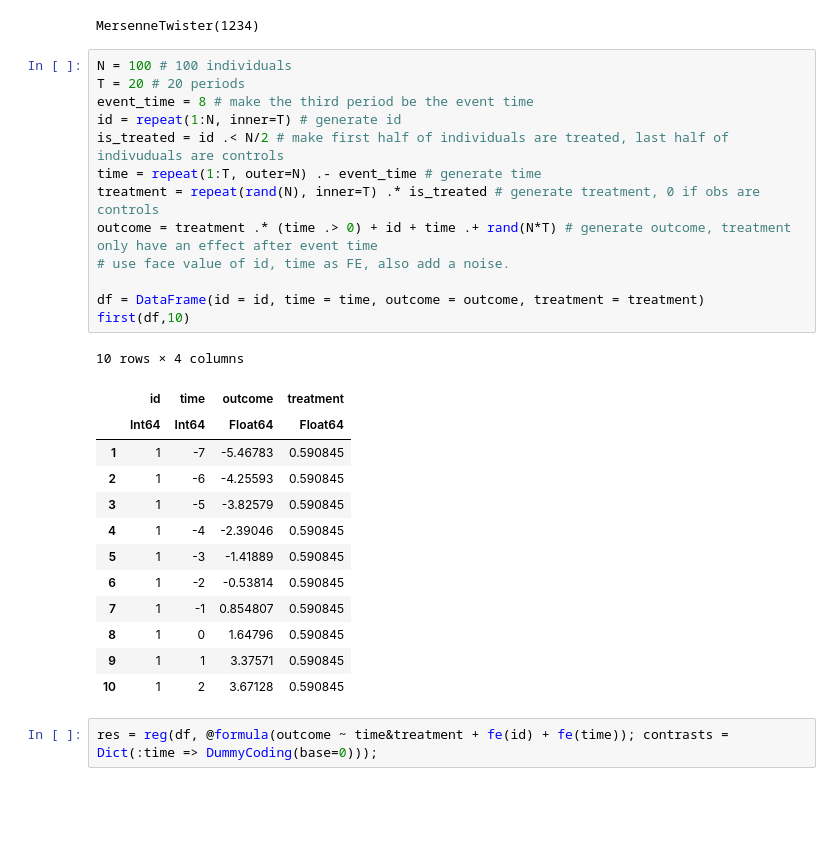
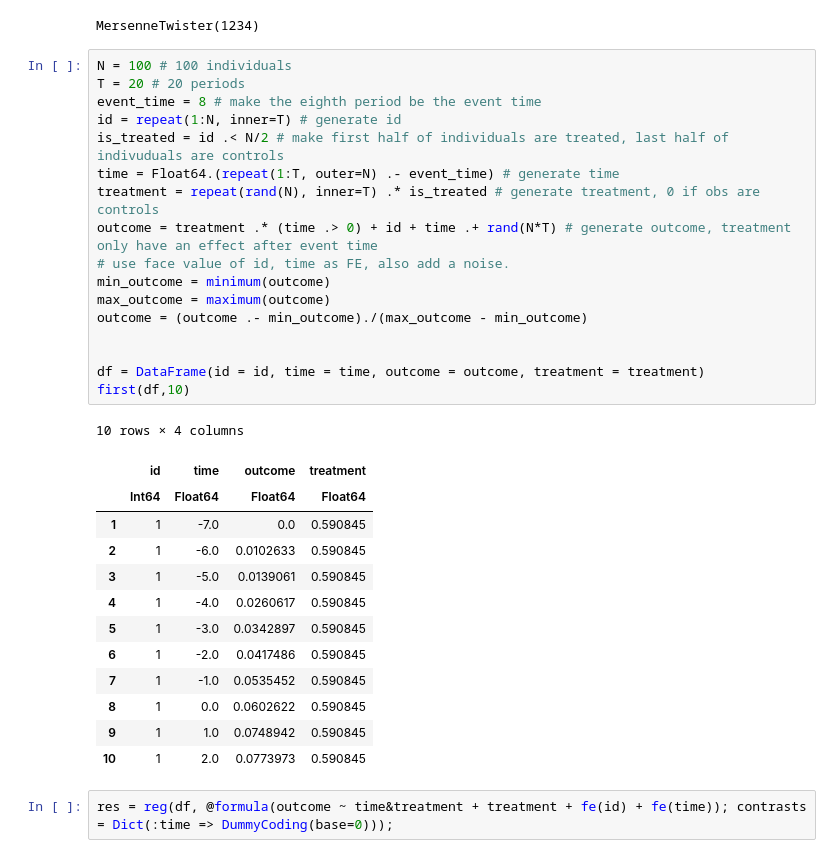
Before and after one commit to caibengbu/Coefplots.jl, a Jupyter notebook: examples/esplot.ipynb, the cells around one changed output. Cells and saved outputs as stored; diff of their text form; blank space fills up the shorter version.

```diff
--- a/examples/esplot.ipynb
+++ b/examples/esplot.ipynb
@@ -12,29 +12,33 @@ MersenneTwister(1234)
 # %%
 N = 100 # 100 individuals
 T = 20 # 20 periods
-event_time = 8 # make the third period be the event time
+event_time = 8 # make the eighth period be the event time
 id = repeat(1:N, inner=T) # generate id
 is_treated = id .< N/2 # make first half of individuals are treated, last half of indivuduals are controls
-time = repeat(1:T, outer=N) .- event_time # generate time
+time = Float64.(repeat(1:T, outer=N) .- event_time) # generate time
 treatment = repeat(rand(N), inner=T) .* is_treated # generate treatment, 0 if obs are controls
 outcome = treatment .* (time .> 0) + id + time .+ rand(N*T) # generate outcome, treatment only have an effect after event time
 # use face value of id, time as FE, also add a noise.
+min_outcome = minimum(outcome)
+max_outcome = maximum(outcome)
+outcome = (outcome .- min_outcome)./(max_outcome - min_outcome)
+
 
 df = DataFrame(id = id, time = time, outcome = outcome, treatment = treatment)
 first(df,10)
 # %% [output]
 10 rows × 4 columns
 |  | id | time | outcome | treatment |
-|  | Int64 | Int64 | Float64 | Float64 |
-| 1 | 1 | -7 | -5.46783 | 0.590845 |
-| 2 | 1 | -6 | -4.25593 | 0.590845 |
-| 3 | 1 | -5 | -3.82579 | 0.590845 |
-| 4 | 1 | -4 | -2.39046 | 0.590845 |
-| 5 | 1 | -3 | -1.41889 | 0.590845 |
-| 6 | 1 | -2 | -0.53814 | 0.590845 |
-| 7 | 1 | -1 | 0.854807 | 0.590845 |
-| 8 | 1 | 0 | 1.64796 | 0.590845 |
-| 9 | 1 | 1 | 3.37571 | 0.590845 |
-| 10 | 1 | 2 | 3.67128 | 0.590845 |
+|  | Int64 | Float64 | Float64 | Float64 |
+| 1 | 1 | -7.0 | 0.0 | 0.590845 |
+| 2 | 1 | -6.0 | 0.0102633 | 0.590845 |
+| 3 | 1 | -5.0 | 0.0139061 | 0.590845 |
+| 4 | 1 | -4.0 | 0.0260617 | 0.590845 |
+| 5 | 1 | -3.0 | 0.0342897 | 0.590845 |
+| 6 | 1 | -2.0 | 0.0417486 | 0.590845 |
+| 7 | 1 | -1.0 | 0.0535452 | 0.590845 |
+| 8 | 1 | 0.0 | 0.0602622 | 0.590845 |
+| 9 | 1 | 1.0 | 0.0748942 | 0.590845 |
+| 10 | 1 | 2.0 | 0.0773973 | 0.590845 |
 # %%
-res = reg(df, @formula(outcome ~ time&treatment + fe(id) + fe(time)); contrasts = Dict(:time => DummyCoding(base=0)));
+res = reg(df, @formula(outcome ~ time&treatment + treatment + fe(id) + fe(time)); contrasts = Dict(:time => DummyCoding(base=0)));
```
Also changed, not shown: parts of 2 cells of this notebook, 5 other files.
